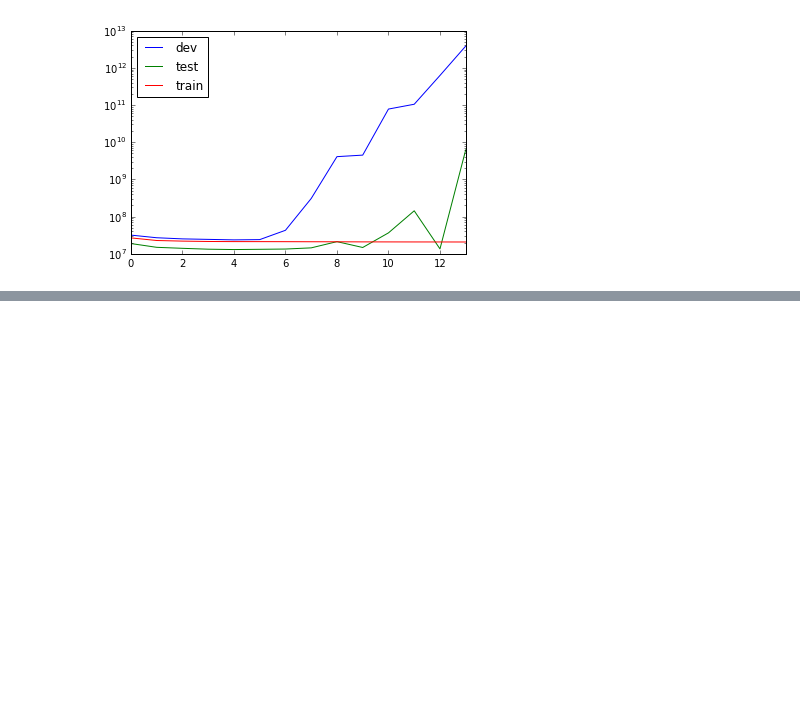
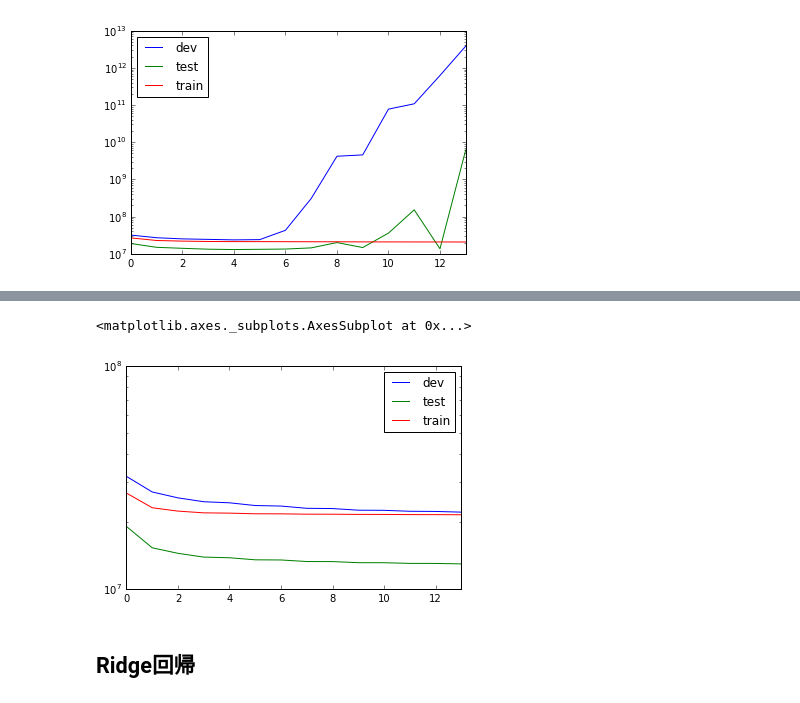
Before and after one commit to jnory/ShiroyagiDataScienceMLProcess, a Jupyter notebook: process.ipynb, the cells around one changed output, grey strips where cells are left out. Cells and saved outputs as stored; diff of their text form; code cells hidden in the pictures; blank space fills up the shorter version.

```diff
--- a/process.ipynb
+++ b/process.ipynb
@@ -281,0 +284,17 @@ mses.plot(logy=True)
+# %%
+mse_train_lasso = []
+mse_dev_lasso = []
+mse_test_lasso = []
+for i in range(1, 15):
+    print("degree={}".format(i))
+    poly_train_features, poly_dev_features, poly_test_features = data.df_to_feature(train_df, dev_df, test_df, degree=i)
+    poly_model, poly_train_est = model.train(poly_train_features, train_df["appraisal"], kind="lasso")
+    mse_train_lasso.append(mean_squared_error(train_df["appraisal"], poly_train_est))
+
+    poly_dev_est = model.test(poly_model, poly_dev_features)
+    mse_dev_lasso.append(mean_squared_error(dev_df["appraisal"], poly_dev_est))
+    poly_test_est = model.test(poly_model, poly_test_features)
+    mse_test_lasso.append(mean_squared_error(test_df["appraisal"], poly_test_est))
+    print(" mse_train={}".format(mse_train_lasso[-1]))
+    print(" mse_dev={}".format(mse_dev_lasso[-1]))
+    print(" mse_test={}".format(mse_test_lasso[-1]))
@@ -281,0 +324,9 @@ mses.plot(logy=True)
+# %%
+mses_lasso = pd.DataFrame(dict(train=np.array(mse_train_lasso), dev=np.array(mse_dev_lasso), test=np.array(mse_test_lasso)))
+# %%
+mses_lasso.plot(logy=True)
+# %% [output]
+<matplotlib.axes._subplots.AxesSubplot at 0x...>
+[figure, added]
+# %% [markdown]
+## Ridge回帰
```
Also changed, not shown: parts of 13 cells of this notebook, 1 other file.
